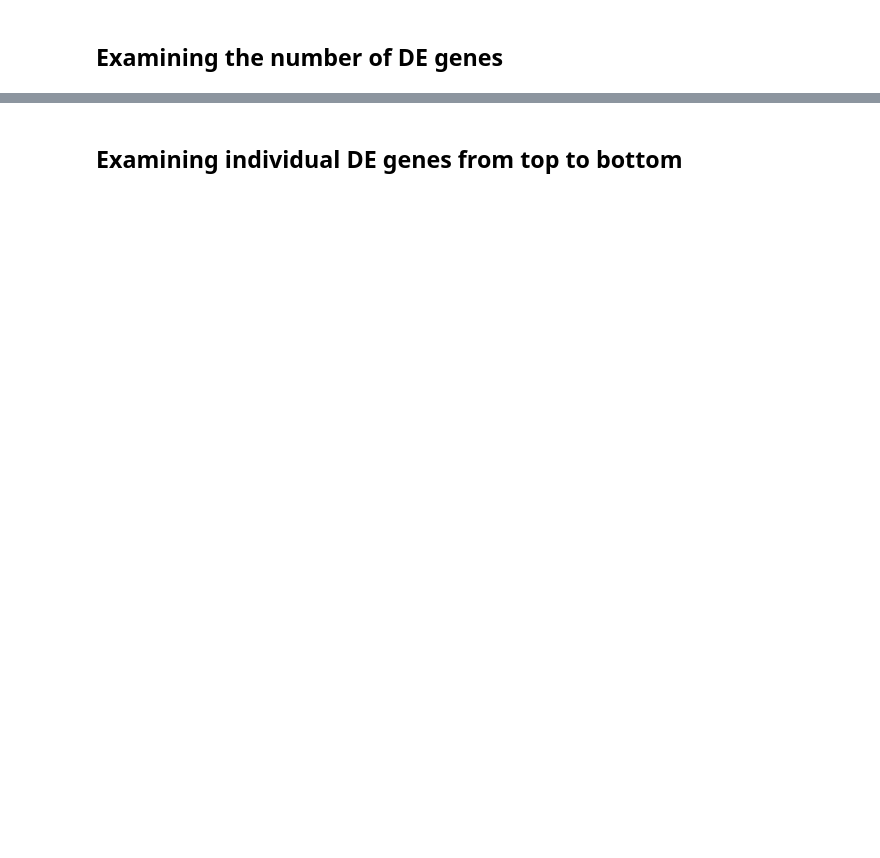
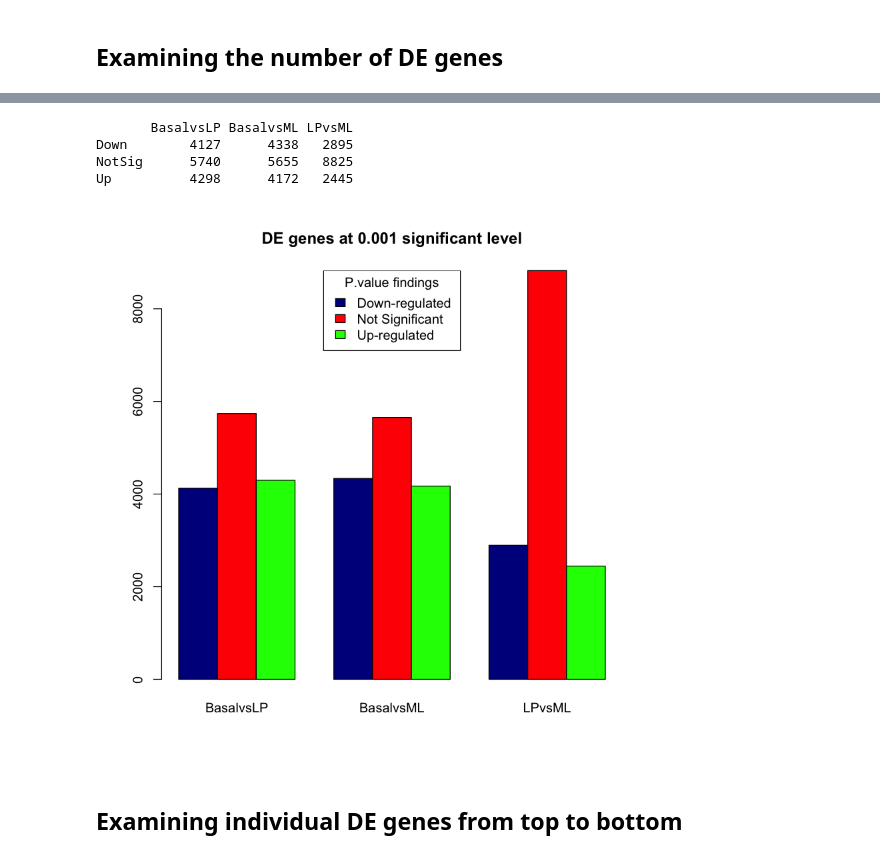
Before and after one commit to IbrahimAlshubaily/HW, a Jupyter notebook: RNA_SEQ.ipynb, the cells around one changed output, grey strips where cells are left out. Saved outputs shown, nothing was run; the diff lists cells and outputs as text; code cells hidden in the pictures; blank space fills up the shorter version.

```diff
--- a/RNA_SEQ.ipynb
+++ b/RNA_SEQ.ipynb
@@ -276,3 +546,19 @@ vennDiagram(dt[,1:2], circle.col=c("turquoise", "salmon"))
+# %%
+ptone <- one <- summary(decideTests(efit), p.value=0.001)
+ptone
+# %% [output]
+       BasalvsLP BasalvsML LPvsML
+Down        4127      4338   2895
+NotSig      5740      5655   8825
+Up          4298      4172   2445
+# %%
+barplot(ptone, beside=TRUE, col=c("darkblue", "red", "green"), main = "DE genes at 0.001 significant level")
+
+legend("top", inset=c(-0.2,0),
+       legend = c("Down-regulated", "Not Significant", "Up-regulated"), title="P.value findings",
+       fill = c("darkblue", "red", "green"))
+# %% [output]
+[figure, added]
 # %% [markdown]
 ## Examining individual DE genes from top to bottom
 # %%
```
Also changed, not shown: parts of 44 cells of this notebook.
